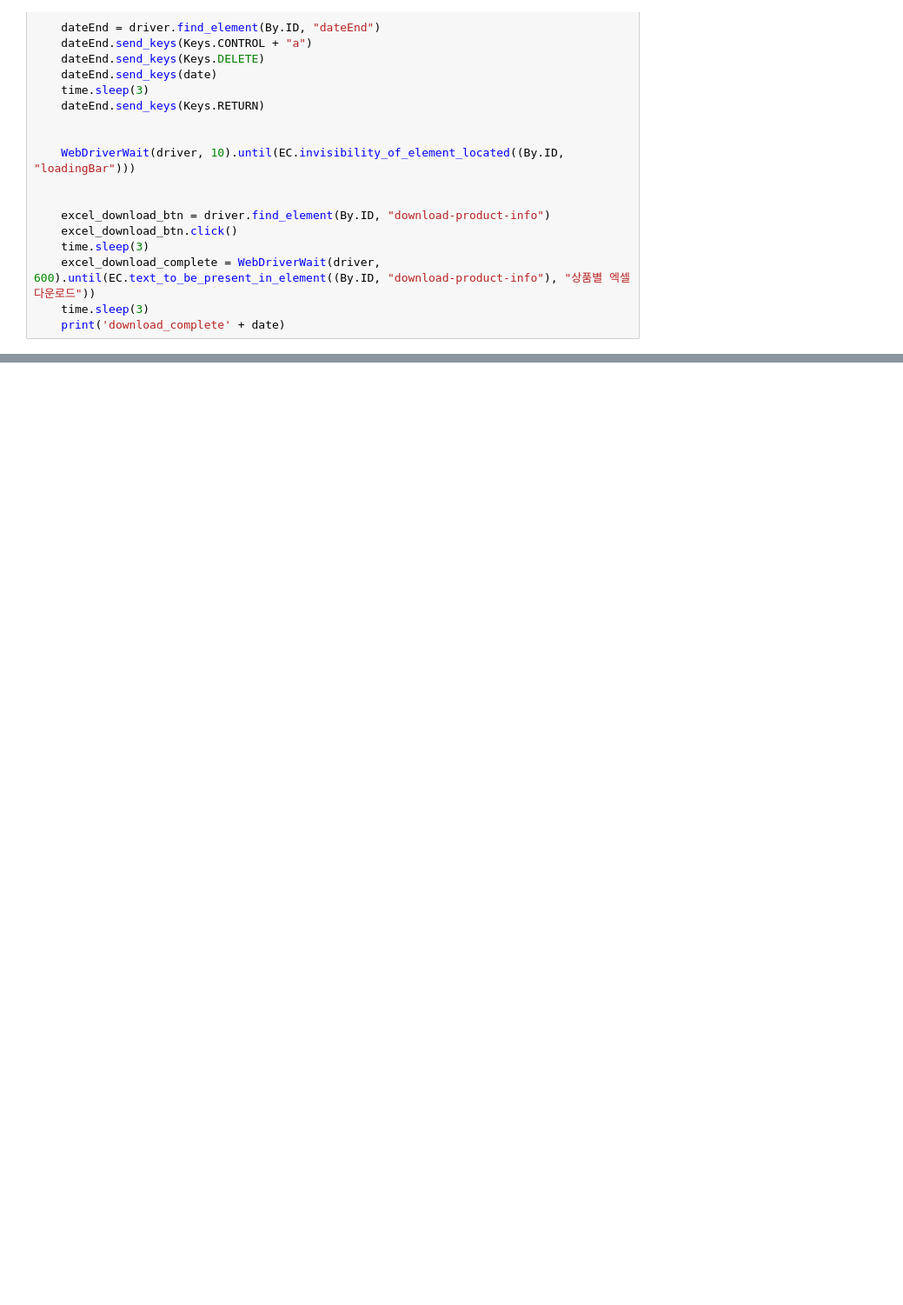
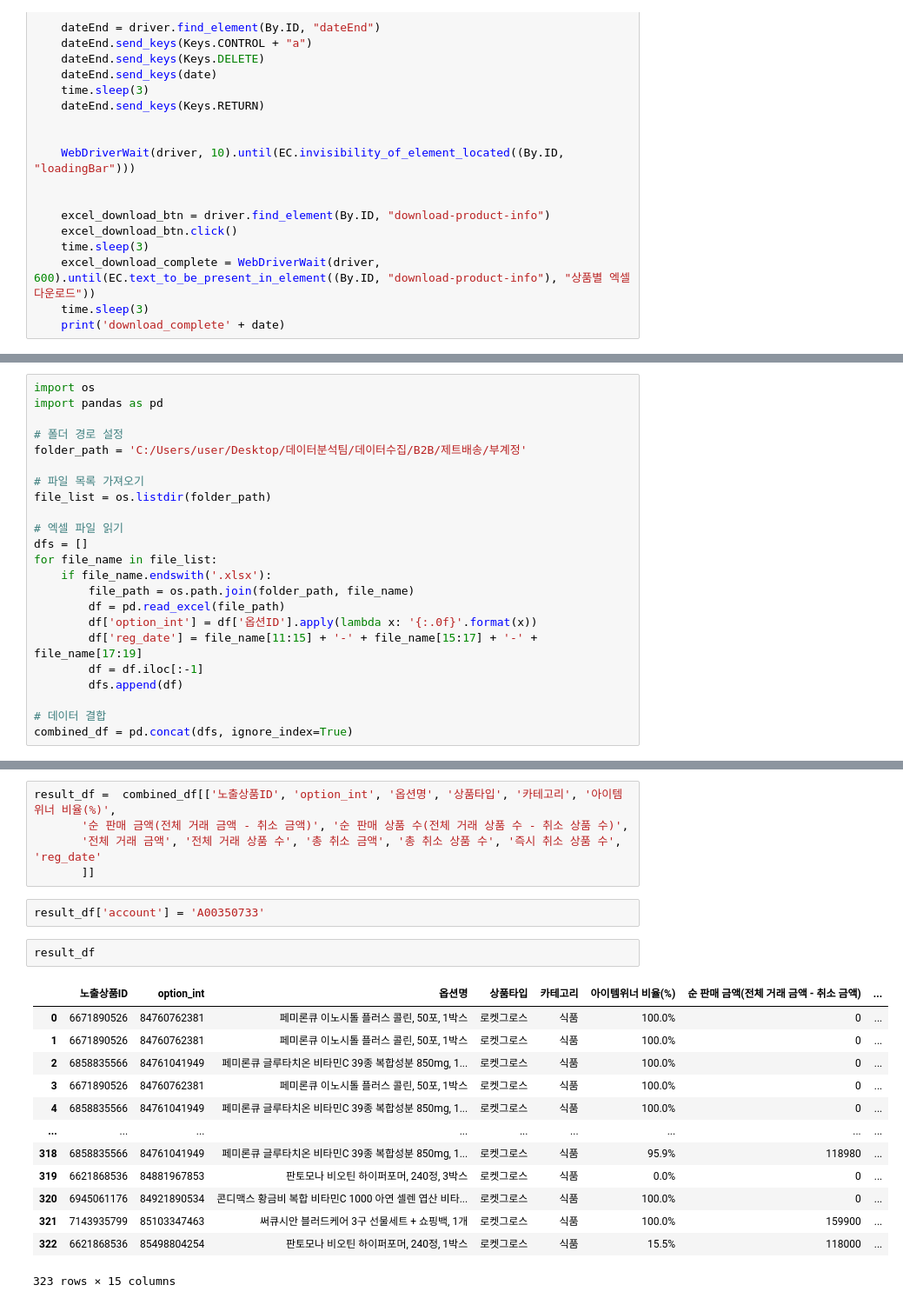
Before and after one commit to philip01phytoway/phytoway_2, a Jupyter notebook: 코드/python/제트배송.ipynb, the cells around one changed output, grey strips where cells are left out. Shown at 87% size. Cells and saved outputs as stored; diff of their text form; blank space fills up the shorter version.

Commit message:
제트배송 수집

```diff
--- a/코드/python/제트배송.ipynb
+++ b/코드/python/제트배송.ipynb
@@ -102,0 +111,23 @@ True
+# %%
+import os
+import pandas as pd
+
+# 폴더 경로 설정
+folder_path = 'C:/Users/user/Desktop/데이터분석팀/데이터수집/B2B/제트배송/부계정'
+
+# 파일 목록 가져오기
+file_list = os.listdir(folder_path)
+
+# 엑셀 파일 읽기
+dfs = []
+for file_name in file_list:
+    if file_name.endswith('.xlsx'):
+        file_path = os.path.join(folder_path, file_name)
+        df = pd.read_excel(file_path)
+        df['option_int'] = df['옵션ID'].apply(lambda x: '{:.0f}'.format(x))
+        df['reg_date'] = file_name[11:15] + '-' + file_name[15:17] + '-' + file_name[17:19]
+        df = df.iloc[:-1]
+        dfs.append(df)
+
+# 데이터 결합
+combined_df = pd.concat(dfs, ignore_index=True)
@@ -102,0 +146,23 @@ True
+# %%
+result_df =  combined_df[['노출상품ID', 'option_int', '옵션명', '상품타입', '카테고리', '아이템위너 비율(%)',
+       '순 판매 금액(전체 거래 금액 - 취소 금액)', '순 판매 상품 수(전체 거래 상품 수 - 취소 상품 수)',
+       '전체 거래 금액', '전체 거래 상품 수', '총 취소 금액', '총 취소 상품 수', '즉시 취소 상품 수', 'reg_date'
+       ]]
+# %%
+result_df['account'] = 'A00350733'
+# %%
+result_df
+# %% [output]
+|  | 노출상품ID | option_int | 옵션명 | 상품타입 | 카테고리 | 아이템위너 비율(%) | 순 판매 금액(전체 거래 금액 - 취소 금액) | ... |
+| 0 | 6671890526 | 84760762381 | 페미론큐 이노시톨 플러스 콜린, 50포, 1박스 | 로켓그로스 | 식품 | 100.0% | 0 | ... |
+| 1 | 6671890526 | 84760762381 | 페미론큐 이노시톨 플러스 콜린, 50포, 1박스 | 로켓그로스 | 식품 | 100.0% | 0 | ... |
+| 2 | 6858835566 | 84761041949 | 페미론큐 글루타치온 비타민C 39종 복합성분 850mg, 1... | 로켓그로스 | 식품 | 100.0% | 0 | ... |
+| 3 | 6671890526 | 84760762381 | 페미론큐 이노시톨 플러스 콜린, 50포, 1박스 | 로켓그로스 | 식품 | 100.0% | 0 | ... |
+| 4 | 6858835566 | 84761041949 | 페미론큐 글루타치온 비타민C 39종 복합성분 850mg, 1... | 로켓그로스 | 식품 | 100.0% | 0 | ... |
+| ... | ... | ... | ... | ... | ... | ... | ... | ... |
+| 318 | 6858835566 | 84761041949 | 페미론큐 글루타치온 비타민C 39종 복합성분 850mg, 1... | 로켓그로스 | 식품 | 95.9% | 118980 | ... |
+| 319 | 6621868536 | 84881967853 | 판토모나 비오틴 하이퍼포머, 240정, 3박스 | 로켓그로스 | 식품 | 0.0% | 0 | ... |
+| 320 | 6945061176 | 84921890534 | 콘디맥스 황금비 복합 비타민C 1000 아연 셀렌 엽산 비타... | 로켓그로스 | 식품 | 100.0% | 0 | ... |
+| 321 | 7143935799 | 85103347463 | 써큐시안 블러드케어 3구 선물세트 + 쇼핑백, 1개 | 로켓그로스 | 식품 | 100.0% | 159900 | ... |
+| 322 | 6621868536 | 85498804254 | 판토모나 비오틴 하이퍼포머, 240정, 1박스 | 로켓그로스 | 식품 | 15.5% | 118000 | ... |
+323 rows × 15 columns
```
Also changed, not shown: parts of 11 cells of this notebook, 6 other files.
